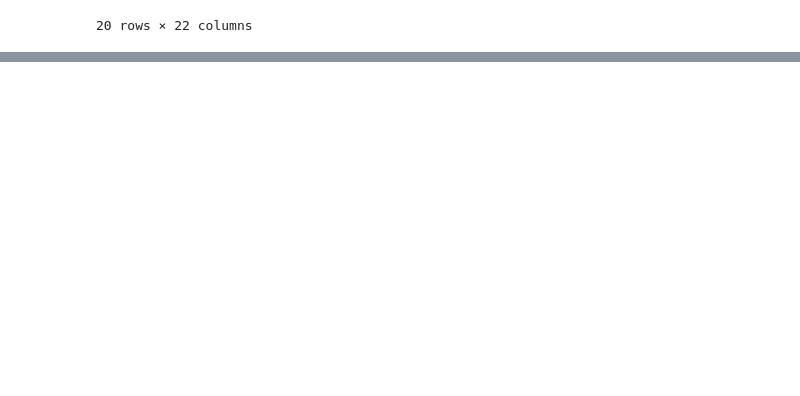
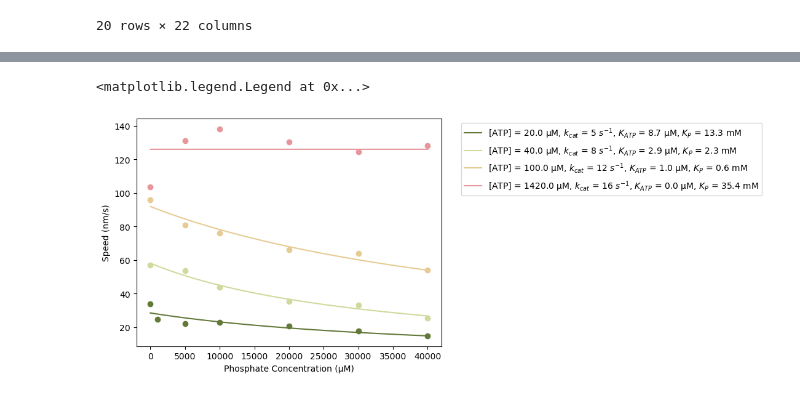
Before and after one commit to RPGroup-PBoC/am_atp, a Jupyter notebook: analysis/gliding/2023-11-06_glidinganal.ipynb, the cells around one changed output, grey strips where cells are left out. Drawn from its saved outputs; the diff is of its cells as text; code cells hidden in the pictures; blank space fills up the shorter version.

```diff
--- a/analysis/gliding/2023-11-06_glidinganal.ipynb
+++ b/analysis/gliding/2023-11-06_glidinganal.ipynb
@@ -315,0 +434,24 @@ plt.scatter(df_temp['P_Conc_uM'], df_temp['speed (nm/s)'], color = colormap(norm
+# %%
+df_temp=df.loc[(df["ADP_Conc_uM"] == 0)].groupby(['ATP_Conc_uM', 'P_Conc_uM'], as_index=False).mean()
+
+normalize = mcolors.Normalize(vmin=0, vmax=len(np.unique(df_temp['ATP_Conc_uM'])))
+colormap = cm.tab20b
+scalarmappable = cm.ScalarMappable(norm=normalize, cmap=colormap)
+scalarmappable.set_array(np.arange(len(df_temp['ATP_Conc_uM'])))
+
+for i, val in enumerate(np.unique(df_temp['ATP_Conc_uM'])):
+    df_temptemp = df_temp.loc[(df_temp['ATP_Conc_uM']==val)]
+    if len(df_temptemp)>1:
+        plt.scatter(df_temptemp['P_Conc_uM'],
+                    df_temptemp['speed (nm/s)'],
+                    color = colormap(normalize(i)))
+        param, curve, xval = Kprod_glob_curve_fit(df_temptemp['P_Conc_uM'], df_temptemp['speed (nm/s)'], ATPconc=val, maxconc=np.max(df_temptemp['P_Conc_uM']), d=8, p0=[20, 50, 50])
+        plt.plot(xval, curve, c=colormap(normalize(i)),
+                 label ='[ATP] = %s µM, $k_{cat}$ = %s $s^{-1}$, $K_{ATP}$ = %s µM, $K_{P}$ = %s mM' %(val, round(param[0]), round(param[1],1), round(param[2]/1000, 1)))
+
+plt.xlabel('Phosphate Concentration (µM)')
+plt.ylabel('Speed (nm/s)')
+plt.legend(bbox_to_anchor=(1.05, 1.0))
+# %% [output]
+<matplotlib.legend.Legend at 0x...>
+[figure, added]
```
Also changed, not shown: parts of 14 cells of this notebook, 6 other files.
